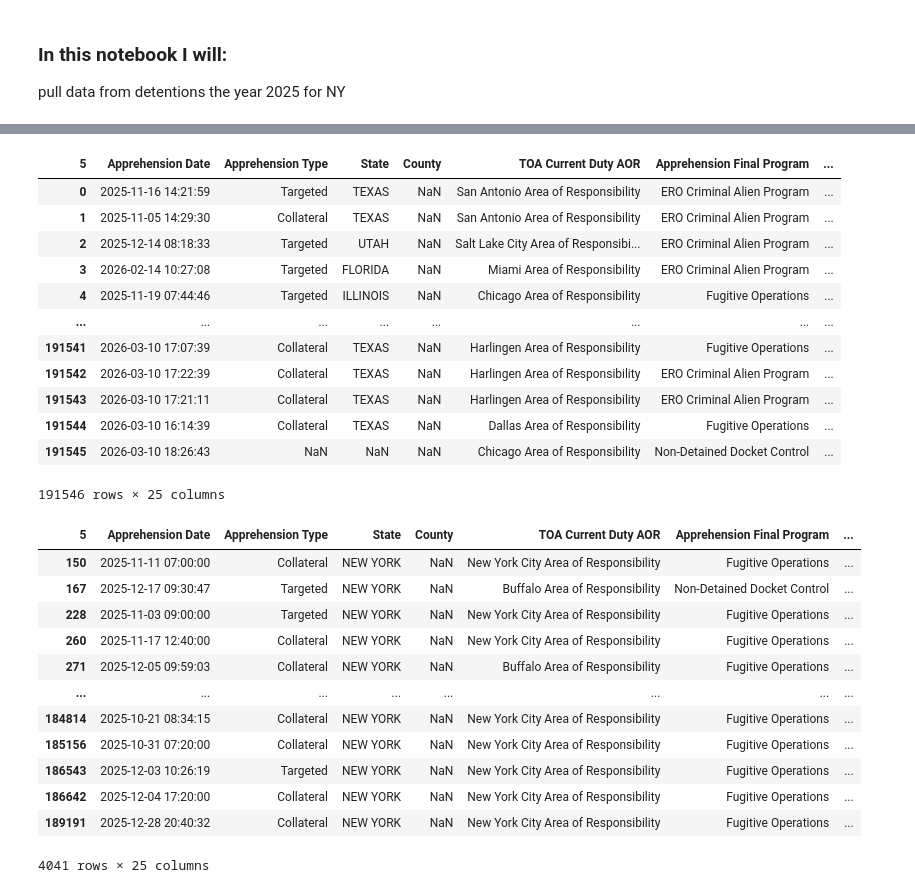
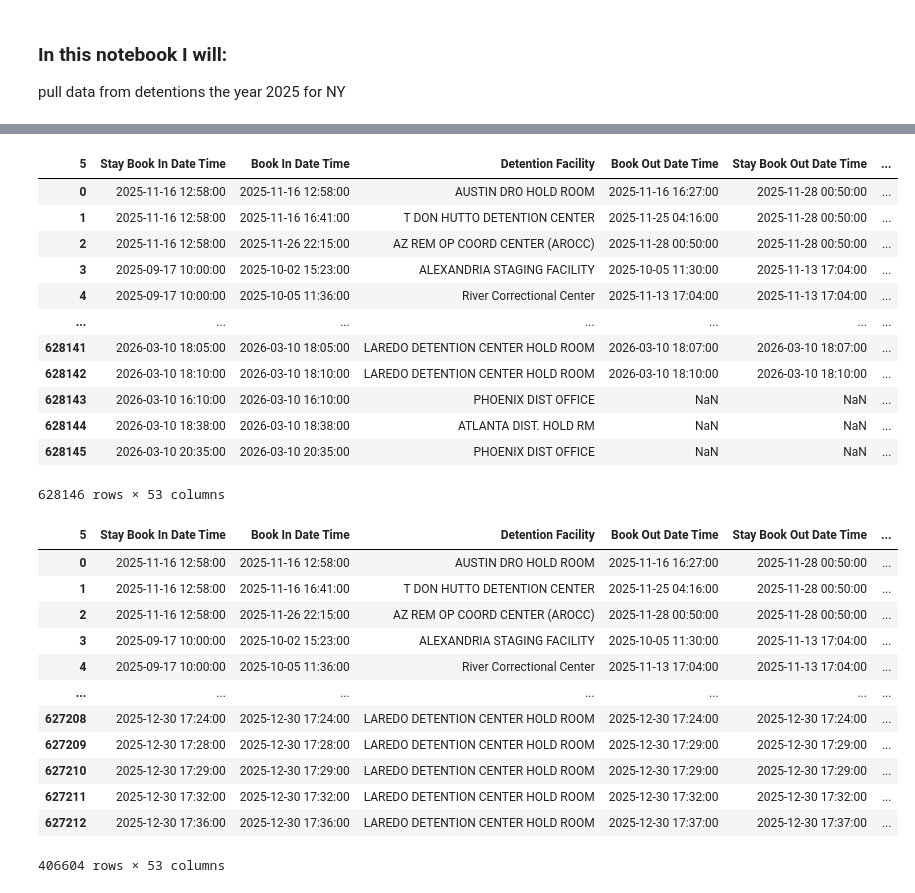
Before and after one commit to sajinashresthacoding/ICEpresense-CapitalRegion, a Jupyter notebook: 2025 NY Detentions.ipynb, the cells around one changed output, grey strips where cells are left out. Drawn from its saved outputs; the diff is of its cells as text; code cells hidden in the pictures.

```diff
--- a/2025 NY Detentions.ipynb
+++ b/2025 NY Detentions.ipynb
@@ -87,5 +86,5 @@ dfArrests1.to_csv('FilteredData/2025ICEArrests1.csv', index=False)
 # %%
-df2 = pd.read_excel('/Users/sajinashrestha/Documents/dataProjects/WAMC/ICEpresense-CapitalRegion/RawData/Arrests/2026-ICLI-00005_Arrests_FY26_20260311_Redacted.xlsx')
+df2 = pd.read_excel('/Users/sajinashrestha/Documents/dataProjects/WAMC/ICEpresense-CapitalRegion/RawData/Detentions/2026-ICLI-00005_Detentions_FY26_20260311_Redacted.xlsx')
 df2
 # %% [output]
 |  | ERO LESA Statistical Tracking Unit | Unnamed: 1 | Unnamed: 2 | Unnamed: 3 | Unnamed: 4 | Unnamed: 5 | Unnamed: 6 | ... |
@@ -123,41 +122,40 @@ df2.columns = df2.iloc[0]
 df2_titled = df2[1:].reset_index(drop=True)
 df2_titled
 # %% [output]
-| 5 | Apprehension Date | Apprehension Type | State | County | TOA Current Duty AOR | Apprehension Final Program | ... |
-| 0 | 2025-11-16 14:21:59 | Targeted | TEXAS | NaN | San Antonio Area of Responsibility | ERO Criminal Alien Program | ... |
-| 1 | 2025-11-05 14:29:30 | Collateral | TEXAS | NaN | San Antonio Area of Responsibility | ERO Criminal Alien Program | ... |
-| 2 | 2025-12-14 08:18:33 | Targeted | UTAH | NaN | Salt Lake City Area of Responsibi... | ERO Criminal Alien Program | ... |
-| 3 | 2026-02-14 10:27:08 | Targeted | FLORIDA | NaN | Miami Area of Responsibility | ERO Criminal Alien Program | ... |
-| 4 | 2025-11-19 07:44:46 | Targeted | ILLINOIS | NaN | Chicago Area of Responsibility | Fugitive Operations | ... |
-| ... | ... | ... | ... | ... | ... | ... | ... |
-| 191541 | 2026-03-10 17:07:39 | Collateral | TEXAS | NaN | Harlingen Area of Responsibility | Fugitive Operations | ... |
-| 191542 | 2026-03-10 17:22:39 | Collateral | TEXAS | NaN | Harlingen Area of Responsibility | ERO Criminal Alien Program | ... |
-| 191543 | 2026-03-10 17:21:11 | Collateral | TEXAS | NaN | Harlingen Area of Responsibility | ERO Criminal Alien Program | ... |
-| 191544 | 2026-03-10 16:14:39 | Collateral | TEXAS | NaN | Dallas Area of Responsibility | Fugitive Operations | ... |
-| 191545 | 2026-03-10 18:26:43 | NaN | NaN | NaN | Chicago Area of Responsibility | Non-Detained Docket Control | ... |
+| 5 | Stay Book In Date Time | Book In Date Time | Detention Facility | Book Out Date Time | Stay Book Out Date Time | ... |
+| 0 | 2025-11-16 12:58:00 | 2025-11-16 12:58:00 | AUSTIN DRO HOLD ROOM | 2025-11-16 16:27:00 | 2025-11-28 00:50:00 | ... |
+| 1 | 2025-11-16 12:58:00 | 2025-11-16 16:41:00 | T DON HUTTO DETENTION CENTER | 2025-11-25 04:16:00 | 2025-11-28 00:50:00 | ... |
+| 2 | 2025-11-16 12:58:00 | 2025-11-26 22:15:00 | AZ REM OP COORD CENTER (AROCC) | 2025-11-28 00:50:00 | 2025-11-28 00:50:00 | ... |
+| 3 | 2025-09-17 10:00:00 | 2025-10-02 15:23:00 | ALEXANDRIA STAGING FACILITY | 2025-10-05 11:30:00 | 2025-11-13 17:04:00 | ... |
+| 4 | 2025-09-17 10:00:00 | 2025-10-05 11:36:00 | River Correctional Center | 2025-11-13 17:04:00 | 2025-11-13 17:04:00 | ... |
+| ... | ... | ... | ... | ... | ... | ... |
+| 628141 | 2026-03-10 18:05:00 | 2026-03-10 18:05:00 | LAREDO DETENTION CENTER HOLD ROOM | 2026-03-10 18:07:00 | 2026-03-10 18:07:00 | ... |
+| 628142 | 2026-03-10 18:10:00 | 2026-03-10 18:10:00 | LAREDO DETENTION CENTER HOLD ROOM | 2026-03-10 18:10:00 | 2026-03-10 18:10:00 | ... |
+| 628143 | 2026-03-10 16:10:00 | 2026-03-10 16:10:00 | PHOENIX DIST OFFICE | NaN | NaN | ... |
+| 628144 | 2026-03-10 18:38:00 | 2026-03-10 18:38:00 | ATLANTA DIST. HOLD RM | NaN | NaN | ... |
+| 628145 | 2026-03-10 20:35:00 | 2026-03-10 20:35:00 | PHOENIX DIST OFFICE | NaN | NaN | ... |
-191546 rows × 25 columns
+628146 rows × 53 columns
 # %%
-df2_titled['Apprehension Date'] = pd.to_datetime(df2_titled['Apprehension Date'])
+df2_titled['Stay Book In Date Time'] = pd.to_datetime(df2_titled['Stay Book In Date Time'])
 # %%
-dfArrests2 = df2_titled.loc[
-  (df2_titled["Apprehension Date"] >= "2025-01-01") &
-  (df2_titled["Apprehension Date"] <= "2025-12-31") &
-  (df2_titled["State"] == "NEW YORK")
+dfDetentions2 = df2_titled.loc[
+  (df2_titled["Stay Book In Date Time"] >= "2025-01-01") &
+  (df2_titled["Stay Book In Date Time"] <= "2025-12-31")
 ]
 # %%
-dfArrests2
+dfDetentions2
 # %% [output]
-| 5 | Apprehension Date | Apprehension Type | State | County | TOA Current Duty AOR | Apprehension Final Program | ... |
-| 150 | 2025-11-11 07:00:00 | Collateral | NEW YORK | NaN | New York City Area of Responsibility | Fugitive Operations | ... |
-| 167 | 2025-12-17 09:30:47 | Targeted | NEW YORK | NaN | Buffalo Area of Responsibility | Non-Detained Docket Control | ... |
-| 228 | 2025-11-03 09:00:00 | Targeted | NEW YORK | NaN | New York City Area of Responsibility | Fugitive Operations | ... |
-| 260 | 2025-11-17 12:40:00 | Collateral | NEW YORK | NaN | New York City Area of Responsibility | Fugitive Operations | ... |
-| 271 | 2025-12-05 09:59:03 | Collateral | NEW YORK | NaN | Buffalo Area of Responsibility | Fugitive Operations | ... |
-| ... | ... | ... | ... | ... | ... | ... | ... |
-| 184814 | 2025-10-21 08:34:15 | Collateral | NEW YORK | NaN | New York City Area of Responsibility | Fugitive Operations | ... |
-| 185156 | 2025-10-31 07:20:00 | Collateral | NEW YORK | NaN | New York City Area of Responsibility | Fugitive Operations | ... |
-| 186543 | 2025-12-03 10:26:19 | Targeted | NEW YORK | NaN | New York City Area of Responsibility | Fugitive Operations | ... |
-| 186642 | 2025-12-04 17:20:00 | Collateral | NEW YORK | NaN | New York City Area of Responsibility | Fugitive Operations | ... |
-| 189191 | 2025-12-28 20:40:32 | Collateral | NEW YORK | NaN | New York City Area of Responsibility | Fugitive Operations | ... |
+| 5 | Stay Book In Date Time | Book In Date Time | Detention Facility | Book Out Date Time | Stay Book Out Date Time | ... |
+| 0 | 2025-11-16 12:58:00 | 2025-11-16 12:58:00 | AUSTIN DRO HOLD ROOM | 2025-11-16 16:27:00 | 2025-11-28 00:50:00 | ... |
+| 1 | 2025-11-16 12:58:00 | 2025-11-16 16:41:00 | T DON HUTTO DETENTION CENTER | 2025-11-25 04:16:00 | 2025-11-28 00:50:00 | ... |
+| 2 | 2025-11-16 12:58:00 | 2025-11-26 22:15:00 | AZ REM OP COORD CENTER (AROCC) | 2025-11-28 00:50:00 | 2025-11-28 00:50:00 | ... |
+| 3 | 2025-09-17 10:00:00 | 2025-10-02 15:23:00 | ALEXANDRIA STAGING FACILITY | 2025-10-05 11:30:00 | 2025-11-13 17:04:00 | ... |
+| 4 | 2025-09-17 10:00:00 | 2025-10-05 11:36:00 | River Correctional Center | 2025-11-13 17:04:00 | 2025-11-13 17:04:00 | ... |
+| ... | ... | ... | ... | ... | ... | ... |
+| 627208 | 2025-12-30 17:24:00 | 2025-12-30 17:24:00 | LAREDO DETENTION CENTER HOLD ROOM | 2025-12-30 17:24:00 | 2025-12-30 17:24:00 | ... |
+| 627209 | 2025-12-30 17:28:00 | 2025-12-30 17:28:00 | LAREDO DETENTION CENTER HOLD ROOM | 2025-12-30 17:29:00 | 2025-12-30 17:29:00 | ... |
+| 627210 | 2025-12-30 17:29:00 | 2025-12-30 17:29:00 | LAREDO DETENTION CENTER HOLD ROOM | 2025-12-30 17:29:00 | 2025-12-30 17:29:00 | ... |
+| 627211 | 2025-12-30 17:32:00 | 2025-12-30 17:32:00 | LAREDO DETENTION CENTER HOLD ROOM | 2025-12-30 17:32:00 | 2025-12-30 17:32:00 | ... |
+| 627212 | 2025-12-30 17:36:00 | 2025-12-30 17:36:00 | LAREDO DETENTION CENTER HOLD ROOM | 2025-12-30 17:37:00 | 2025-12-30 17:37:00 | ... |
-4041 rows × 25 columns
+406604 rows × 53 columns
 # %%
```
Also changed, not shown: parts of 12 cells of this notebook, 1 other file.
